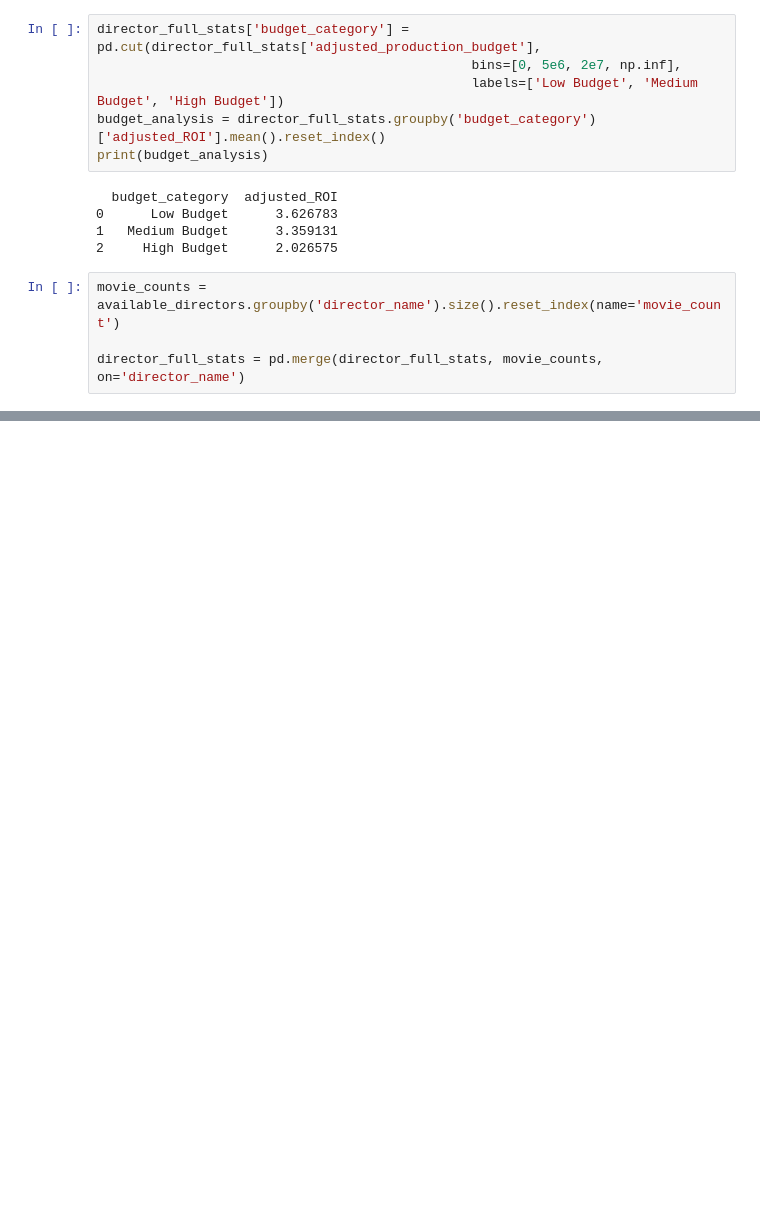
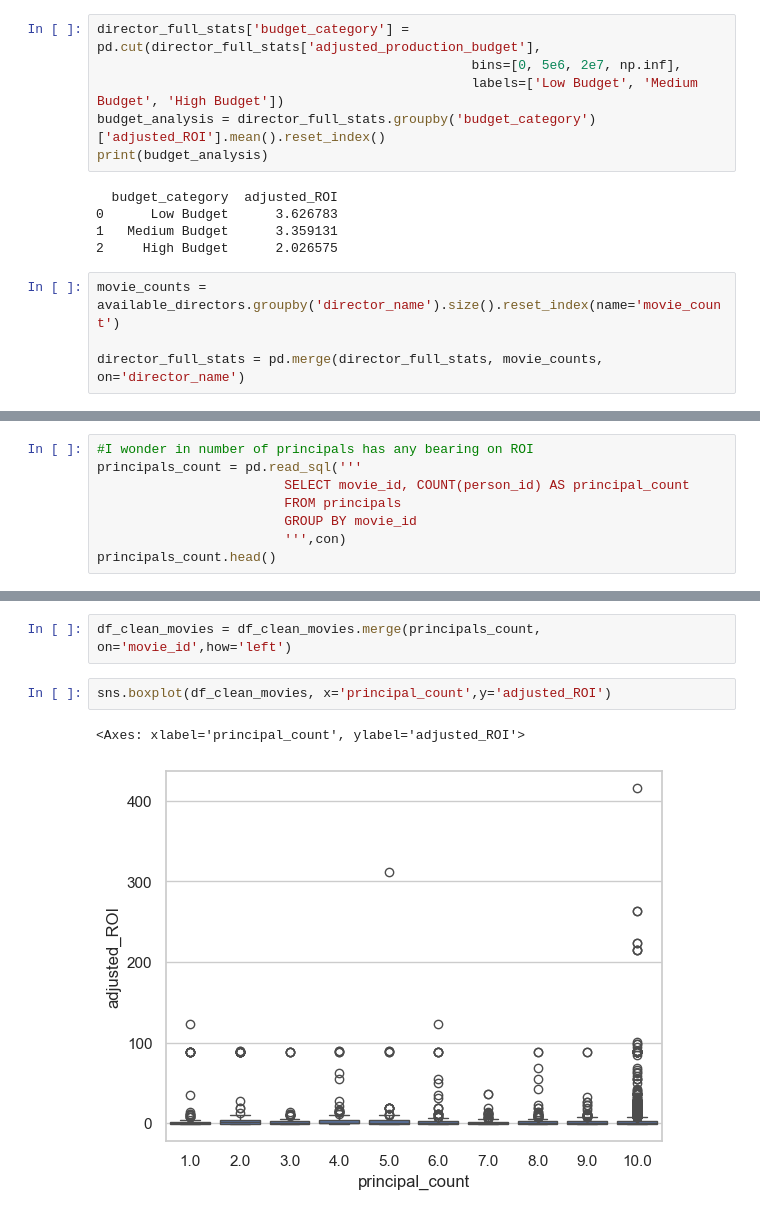
Before and after one commit to bocekout/A_Guide_to_Box_Office_Success, a Jupyter notebook: Ricky_nb.ipynb, the cells around one changed output, grey strips where cells are left out. Cells and saved outputs as stored; diff of their text form; blank space fills up the shorter version.

```diff
--- a/Ricky_nb.ipynb
+++ b/Ricky_nb.ipynb
@@ -659,0 +801,8 @@ director_full_stats = pd.merge(director_full_stats, movie_counts, on='director_n
+# %%
+#I wonder in number of principals has any bearing on ROI
+principals_count = pd.read_sql('''
+                        SELECT movie_id, COUNT(person_id) AS principal_count
+                        FROM principals
+                        GROUP BY movie_id
+                        ''',con)
+principals_count.head()
@@ -659,0 +816,7 @@ director_full_stats = pd.merge(director_full_stats, movie_counts, on='director_n
+# %%
+df_clean_movies = df_clean_movies.merge(principals_count, on='movie_id',how='left')
+# %%
+sns.boxplot(df_clean_movies, x='principal_count',y='adjusted_ROI')
+# %% [output]
+<Axes: xlabel='principal_count', ylabel='adjusted_ROI'>
+[figure, added]
```
Also changed, not shown: parts of 15 cells of this notebook, 1 other file.
